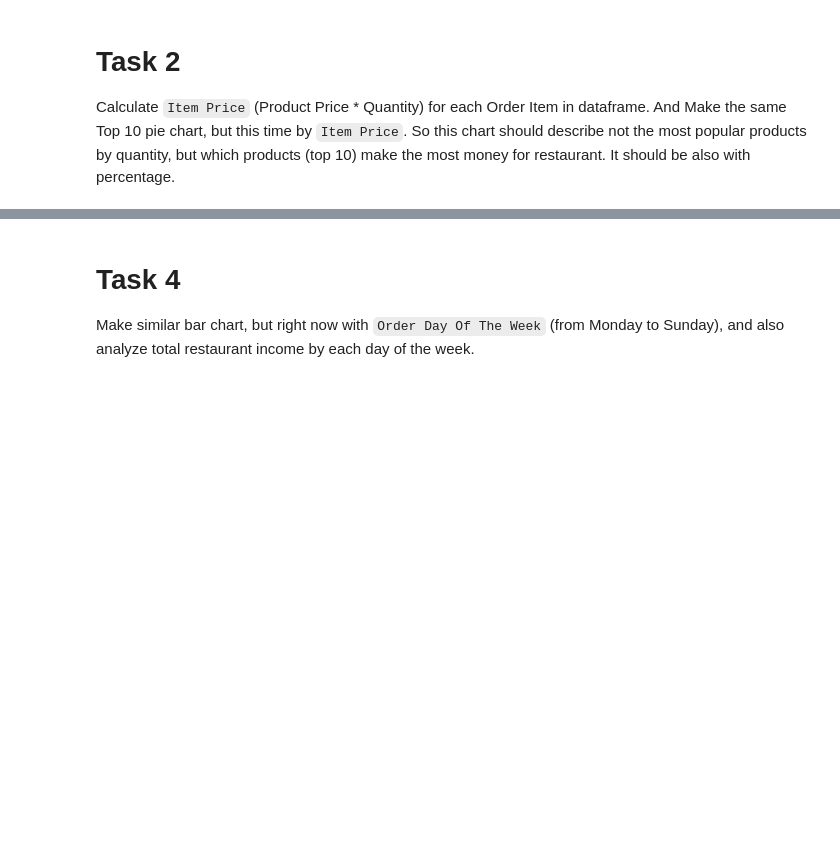
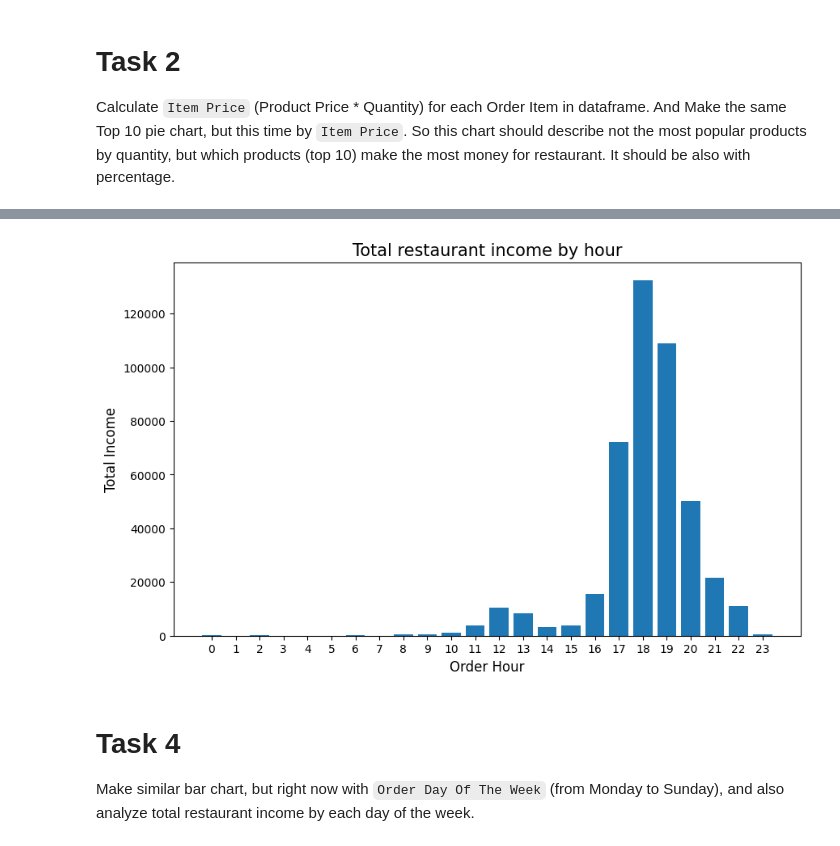
Before and after one commit to yashkunn/py-restaurant-data-analysis, a Jupyter notebook: app/main.ipynb, the cells around one changed output, grey strips where cells are left out. Saved outputs shown, nothing was run; the diff lists cells and outputs as text; code cells hidden in the pictures; blank space fills up the shorter version.

```diff
--- a/app/main.ipynb
+++ b/app/main.ipynb
@@ -36,3 +96,15 @@ Example:
+# %%
+df["order_hour"] = pd.to_datetime(df["datetime"]).dt.hour
+order_prices = df.groupby("order_hour")["item_price"].sum().reset_index()
+plt.figure(figsize=(10, 6))
+plt.bar(order_prices["order_hour"], order_prices["item_price"])
+plt.xlabel("Order Hour", fontsize=12)
+plt.ylabel("Total Income", fontsize=12)
+plt.title("Total restaurant income by hour", fontsize=15)
+plt.xticks(np.arange(0, 24, 1))
+plt.show()
+# %% [output]
+[figure, added]
 # %% [markdown]
 # Task 4
 Make similar bar chart, but right now with `Order Day Of The Week` (from Monday to Sunday), and also analyze total restaurant income by each day of the week.
```
Also changed, not shown: parts of 10 cells of this notebook, 1 other file.
